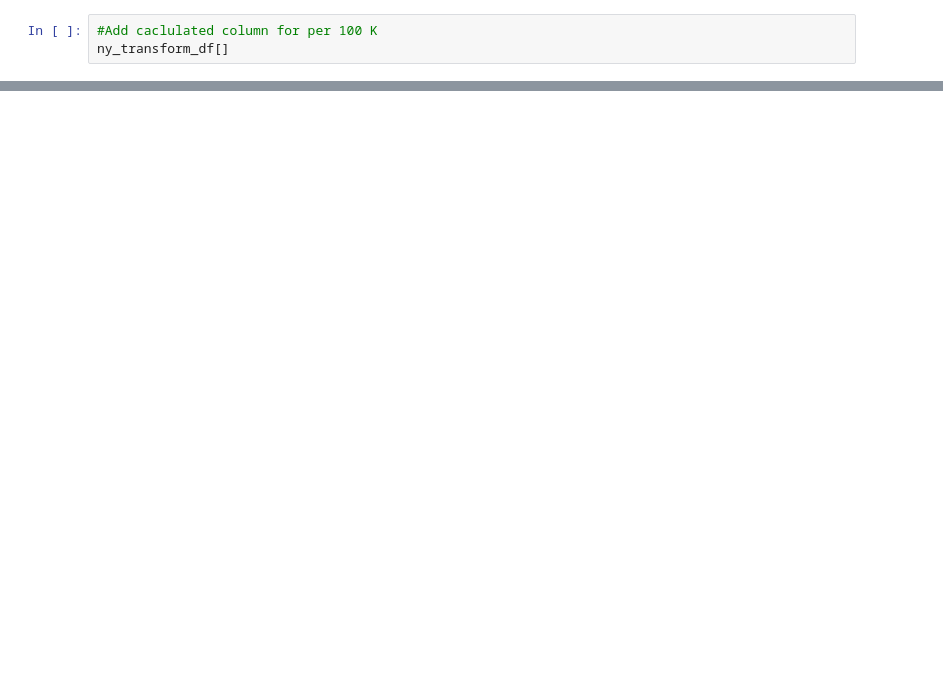
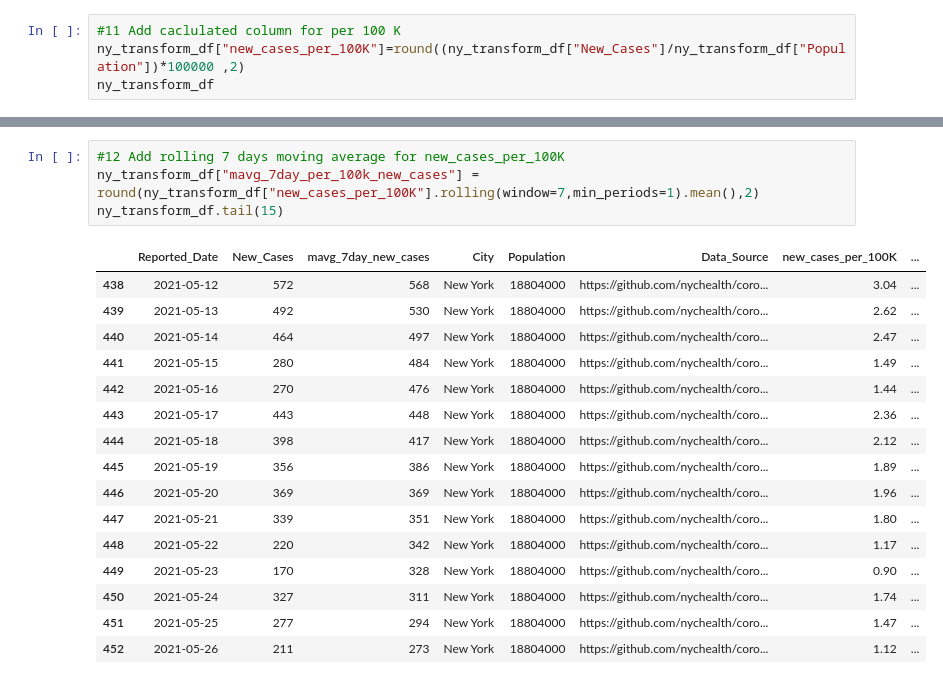
Before and after one commit to archinarula/Group-5-Project, a Jupyter notebook: 01_ETL_FullRefresh.ipynb, the cells around one changed output, grey strips where cells are left out. Drawn from its saved outputs; the diff is of its cells as text; blank space fills up the shorter version.

```diff
--- a/01_ETL_FullRefresh.ipynb
+++ b/01_ETL_FullRefresh.ipynb
@@ -191,3 +220,4 @@ ny_transform_df
 # %%
-#Add caclulated column for per 100 K
-ny_transform_df[]
+#11 Add caclulated column for per 100 K
+ny_transform_df["new_cases_per_100K"]=round((ny_transform_df["New_Cases"]/ny_transform_df["Population"])*100000 ,2)
+ny_transform_df
@@ -193,0 +238,21 @@ ny_transform_df[]
+# %%
+#12 Add rolling 7 days moving average for new_cases_per_100K
+ny_transform_df["mavg_7day_per_100k_new_cases"] = round(ny_transform_df["new_cases_per_100K"].rolling(window=7,min_periods=1).mean(),2)
+ny_transform_df.tail(15)
+# %% [output]
+|  | Reported_Date | New_Cases | mavg_7day_new_cases | City | Population | Data_Source | new_cases_per_100K | ... |
+| 438 | 2021-05-12 | 572 | 568 | New York | 18804000 | https://github.com/nychealth/coro... | 3.04 | ... |
+| 439 | 2021-05-13 | 492 | 530 | New York | 18804000 | https://github.com/nychealth/coro... | 2.62 | ... |
+| 440 | 2021-05-14 | 464 | 497 | New York | 18804000 | https://github.com/nychealth/coro... | 2.47 | ... |
+| 441 | 2021-05-15 | 280 | 484 | New York | 18804000 | https://github.com/nychealth/coro... | 1.49 | ... |
+| 442 | 2021-05-16 | 270 | 476 | New York | 18804000 | https://github.com/nychealth/coro... | 1.44 | ... |
+| 443 | 2021-05-17 | 443 | 448 | New York | 18804000 | https://github.com/nychealth/coro... | 2.36 | ... |
+| 444 | 2021-05-18 | 398 | 417 | New York | 18804000 | https://github.com/nychealth/coro... | 2.12 | ... |
+| 445 | 2021-05-19 | 356 | 386 | New York | 18804000 | https://github.com/nychealth/coro... | 1.89 | ... |
+| 446 | 2021-05-20 | 369 | 369 | New York | 18804000 | https://github.com/nychealth/coro... | 1.96 | ... |
+| 447 | 2021-05-21 | 339 | 351 | New York | 18804000 | https://github.com/nychealth/coro... | 1.80 | ... |
+| 448 | 2021-05-22 | 220 | 342 | New York | 18804000 | https://github.com/nychealth/coro... | 1.17 | ... |
+| 449 | 2021-05-23 | 170 | 328 | New York | 18804000 | https://github.com/nychealth/coro... | 0.90 | ... |
+| 450 | 2021-05-24 | 327 | 311 | New York | 18804000 | https://github.com/nychealth/coro... | 1.74 | ... |
+| 451 | 2021-05-25 | 277 | 294 | New York | 18804000 | https://github.com/nychealth/coro... | 1.47 | ... |
+| 452 | 2021-05-26 | 211 | 273 | New York | 18804000 | https://github.com/nychealth/coro... | 1.12 | ... |
```
Also changed, not shown: parts of 30 cells of this notebook, 2 other files.
